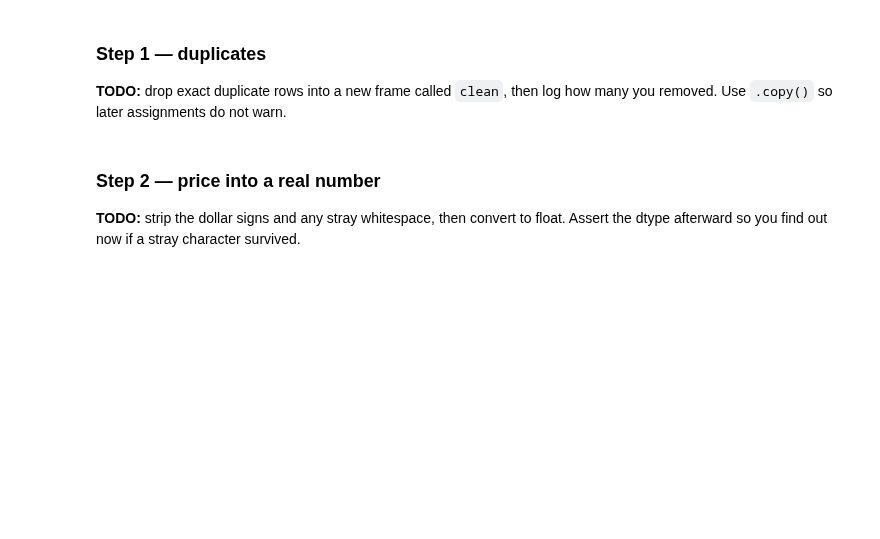
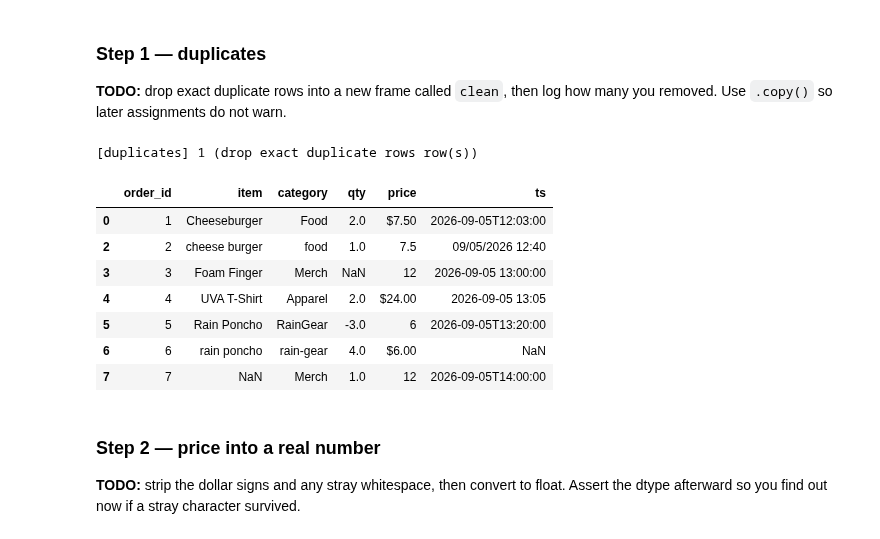
Before and after one commit to raffaellaalpaca-ai/ds2002-fa26, a Jupyter notebook: 2026_09_23_—_Cleaning_Clinic_—_Studio.ipynb, the cells around one changed output. Saved outputs shown, nothing was run; the diff lists cells and outputs as text; code cells hidden in the pictures; blank space fills up the shorter version.

```diff
--- a/2026_09_23_—_Cleaning_Clinic_—_Studio.ipynb
+++ b/2026_09_23_—_Cleaning_Clinic_—_Studio.ipynb
@@ -71,3 +101,18 @@ clean =    None  # TODO: df with duplicates dropped, copied
+# %%
+removed = df.duplicated().sum()
+clean = df.drop_duplicates().copy()
+log("duplicates", removed, "drop exact duplicate rows")
+clean
+# %% [output]
+[duplicates] 1 (drop exact duplicate rows row(s))
+|  | order_id | item | category | qty | price | ts |
+| 0 | 1 | Cheeseburger | Food | 2.0 | $7.50 | 2026-09-05T12:03:00 |
+| 2 | 2 | cheese burger | food | 1.0 | 7.5 | 09/05/2026 12:40 |
+| 3 | 3 | Foam Finger | Merch | NaN | 12 | 2026-09-05 13:00:00 |
+| 4 | 4 | UVA T-Shirt | Apparel | 2.0 | $24.00 | 2026-09-05 13:05 |
+| 5 | 5 | Rain Poncho | RainGear | -3.0 | 6 | 2026-09-05T13:20:00 |
+| 6 | 6 | rain poncho | rain-gear | 4.0 | $6.00 | NaN |
+| 7 | 7 | NaN | Merch | 1.0 | 12 | 2026-09-05T14:00:00 |
 # %% [markdown]
 ### Step 2 — price into a real number
 
```
Also changed, not shown: parts of 21 cells of this notebook.
